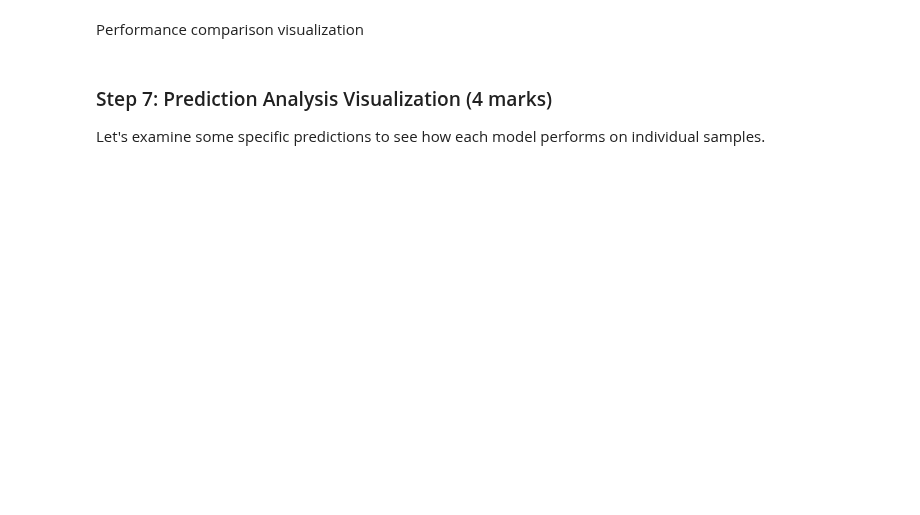
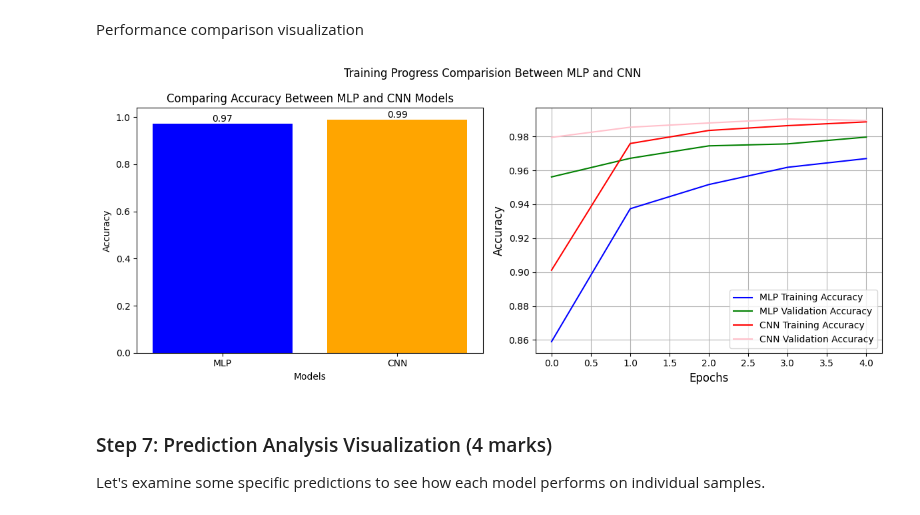
Before and after one commit to Nancy-On/ENGG680_2025_Fall, a Jupyter notebook: Lab_Assignment2_Group10/Assignment2_Upload_Group10.ipynb, the cells around one changed output. Cells and saved outputs as stored; diff of their text form; code cells hidden in the pictures; blank space fills up the shorter version.

```diff
--- a/Lab_Assignment2_Group10/Assignment2_Upload_Group10.ipynb
+++ b/Lab_Assignment2_Group10/Assignment2_Upload_Group10.ipynb
@@ -1048,23 +1040,23 @@ from keras.layers import Reshape, Conv2D, MaxPooling2D, Flatten, Dense
 def create_cnn_model():
     model = tf.keras.Sequential([
         # Reshape: Add channel dimension (28, 28, 1) for grayscale images (0.5 marks)
-        Reshape((28,28,1)),
+        Reshape((28,28,1), input_shape =(28,28)),
 
         # Conv2D: Applies 32 filters of size 3x3 to detect local patterns (edges, curves) (1 marks)
-        Conv2D(32, kernel_size = (3,3)),
+        Conv2D(32, kernel_size = (3,3), activation='relu'),
 
         # Reduces image size by taking maximum value in 2x2 regions (0.5 marks)
         MaxPooling2D(pool_size = (2,2)),
 
         # Conv2D: Second convolutional layer, 64 filters learn more complex patterns (1 marks)
-        Conv2D(64, kernel_size = (3,3)),
+        Conv2D(64, kernel_size = (3,3), activation='relu'),
 
         # MaxPooling2D: Another pooling layer to further reduce spatial dimensions (0.5 marks)
         MaxPooling2D(pool_size = (2,2)),
 
 
         # Conv2D: Third convolutional layer, 64 filters for even more complex feature detection (0.5 marks)
-        Conv2D(64, kernel_size = (3,3)),
+        Conv2D(64, kernel_size = (3,3), activation='relu'),
 
 
         # Flatten: Convert feature maps to 1D for dense layers (similar to MLP input) (0.5 marks)
@@ -1072,7 +1064,13 @@ def create_cnn_model():
 
 
         # Dense layers: Same as MLP, but now working with CNN-extracted features (0.5 marks)
-        Dense(num_classes, activation= 'softmax')
+        Dense(128, activation = 'relu'),
+        Dropout (0.2),
+
+        Dense(64, activation = 'relu'),
+        Dropout(0.2),
+
+        Dense (10, activation ='softmax')
 
     ])
 
@@ -1113,7 +1115,7 @@ Using .predict(), .evaluate() functions as we used in part2
 mlp_predictions = mlp_model.predict(X_test_normalized)
 
 #Evaluating mlp model
-mlp_score = mlp_model.evaluate(X_test_normalized, y_test_categorical, verbose=0)
+mlp_loss, mlp_acc = mlp_model.evaluate(X_test_normalized, y_test_categorical, verbose=0)
 
 # Note: The model outputs class probabilities (softmax). We convert these to discrete class labels by taking the index of the maximum probability (argmax).
 # These integer labels (0-9) are required for computing accuracy, building confusion matrices, and for plotting / comparing predicted vs true labels.
@@ -1124,7 +1126,7 @@ mlp_predicted_classes = np.argmax(mlp_predictions, axis=1)
 cnn_predictions = cnn_model.predict(X_test_normalized)
 
 #Evaluating cnn model
-cnn_score = cnn_model.evaluate(X_test_normalized, y_test_categorical, verbose=0)
+cnn_loss, cnn_acc = cnn_model.evaluate(X_test_normalized, y_test_categorical, verbose=0)
 
 # Similarly, convert CNN predicted probabilities to class labels
 cnn_predicted_classes = np.argmax(cnn_predictions, axis=1)
@@ -1132,12 +1134,12 @@ cnn_predicted_classes = np.argmax(cnn_predictions, axis=1)
 # Display Results
 # mlp model
 print("Evaluating MLP Model:")
-print("\tTest Loss:", mlp_score[0])
-print("\tTest Accuracy:", mlp_score[1])
+print("\tTest Loss:", mlp_loss)
+print("\tTest Accuracy:", mlp_acc)
 print("\tPredicted Classes:", mlp_predicted_classes)
 
 #cnn model
 print("\nEvaluating CNN Model:")
-print("\tTest Loss:", cnn_score[0])
-print("\tTest Accuracy:", cnn_score[1])
+print("\tTest Loss:", cnn_loss)
+print("\tTest Accuracy:", cnn_acc)
 print("\tPredicted Classes:", cnn_predicted_classes)
@@ -1146,35 +1160,46 @@ Performance comparison visualization
 # %%
 # Create side-by-side bar chart for model accuracy comparison and line plot for training progress comparison
 # (1 marks)
 # put them in a single figure horizontally
 # Add titles, labels, legends for clarity
 # hint: use .history() function to get training history from the training step
 plt.figure(figsize= (12,5))
 
 #Creating bar chart for model accuracy comparison
 plt.subplot(1,2,1)
 models = ['MLP', 'CNN']
-accuracy = [mlp_score[1], cnn_score[1]]
-plt.bar(models, accuracy)
+accuracy = [mlp_acc, cnn_acc]
+bar=plt.bar(models, accuracy, color=['blue', 'orange'])
 plt.xlabel ("Models")
 plt.ylabel ("Accuracy")
 plt.title ("Comparing Accuracy Between MLP and CNN Models")
+for bar in bar:
+    height = bar.get_height()
+    plt.text(
+        bar.get_x() + bar.get_width()/2,
+        height,
+        f"{height:.2f}",
+        ha= 'center',
+        va= 'bottom'
+    )
 
 #Creating line plot for training progress completion
 plt.subplot(1,2,2)
 plt.plot(mlp_history.history['accuracy'], label='MLP Training Accuracy', color='blue')
 plt.plot(mlp_history.history['val_accuracy'], label='MLP Validation Accuracy', color='green')
 plt.plot(cnn_history.history['accuracy'], label='CNN Training Accuracy', color='red')
 plt.plot(cnn_history.history['val_accuracy'], label='CNN Validation Accuracy', color='pink')
 plt.xlabel ('Epochs', fontsize=12)
 plt.ylabel ('Accuracy', fontsize=12)
 plt.grid(True)
 plt.legend(loc='best')
 
 plt.suptitle("Training Progress Comparision Between MLP and CNN")
-plt.tight_layout
+plt.tight_layout()
 
 plt.show()
+# %% [output]
+[figure, added]
 # %% [markdown]
 ### Step 7: Prediction Analysis Visualization (4 marks)
 
```
Also changed, not shown: parts of 8 cells of this notebook.
